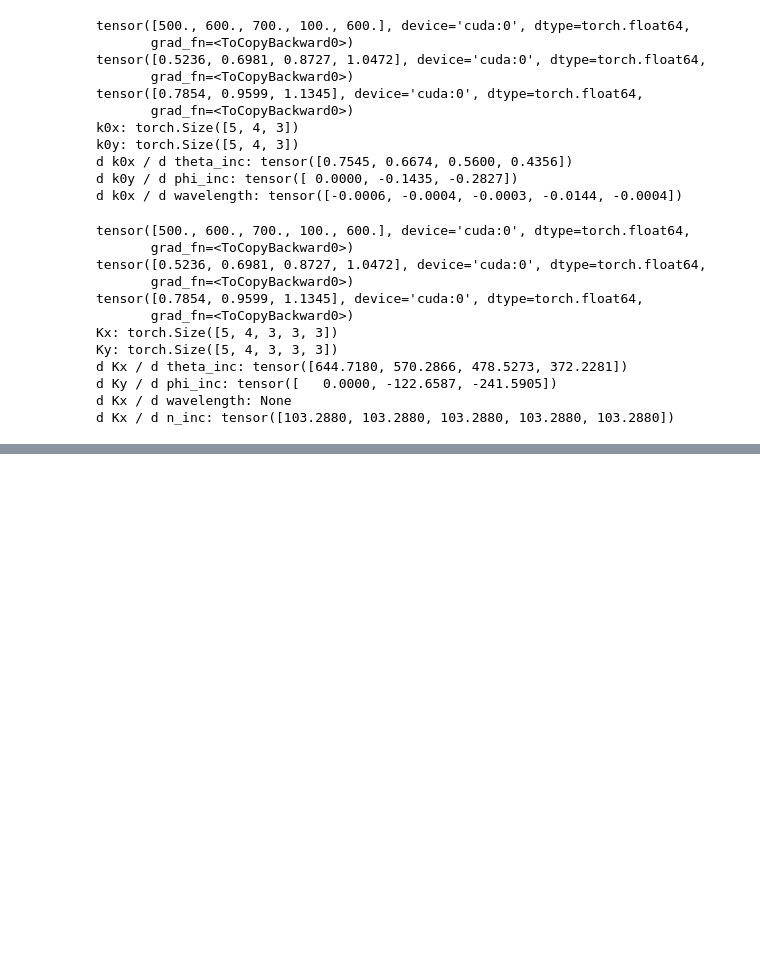
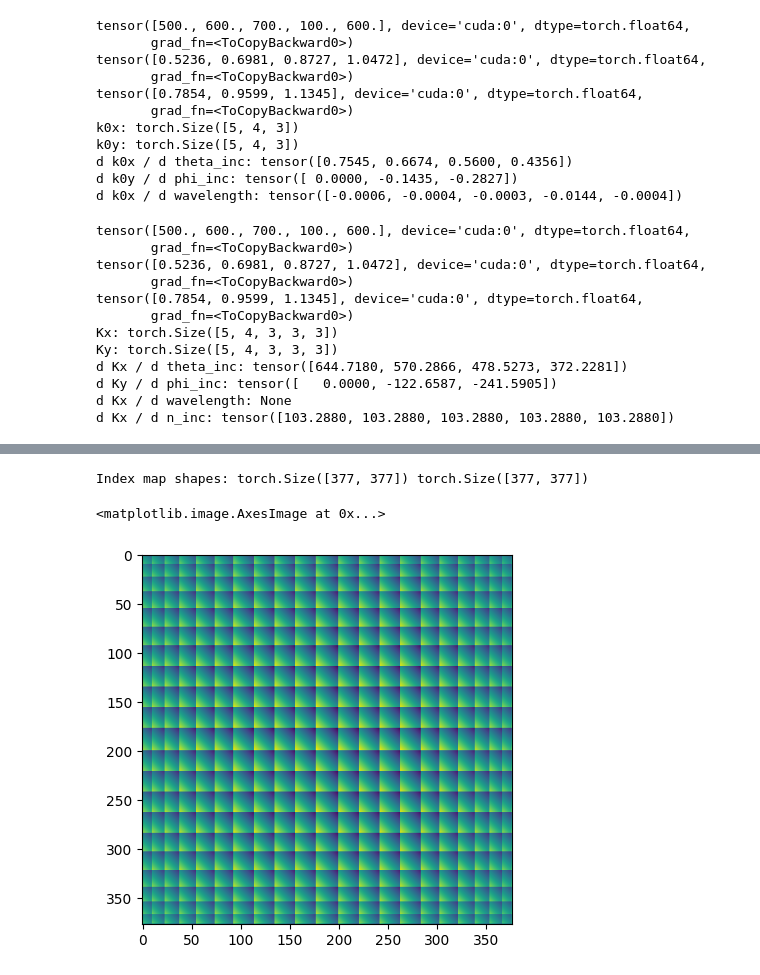
Before and after one commit to RodionovSA/metarcwa, a Jupyter notebook: test.ipynb, the cells around one changed output, grey strips where cells are left out. Cells and saved outputs as stored; diff of their text form; code cells hidden in the pictures; blank space fills up the shorter version.

Commit message:
Added Toeplitz matrix calculation

```diff
--- a/test.ipynb
+++ b/test.ipynb
@@ -132,0 +251,18 @@ TypeError: len() of a 0-d tensor
+# %%
+from src.compute import build_index_map, toeplitz_2d
+
+device = torch.device("cpu" if torch.cuda.is_available() else "cpu")
+dtype = torch.float32
+backend = TorchBackend(device=device, dtype=dtype)
+
+M = 11
+N = 11
+
+dm_map, dn_map = build_index_map(backend, M, N, circular=True)
+print("Index map shapes:", dm_map.shape, dn_map.shape)
+
+plt.imshow(dn_map.cpu().detach().numpy())
+# %% [output]
+Index map shapes: torch.Size([377, 377]) torch.Size([377, 377])
+<matplotlib.image.AxesImage at 0x...>
+[figure, added]
```
Also changed, not shown: parts of 16 cells of this notebook, 13 other files.
